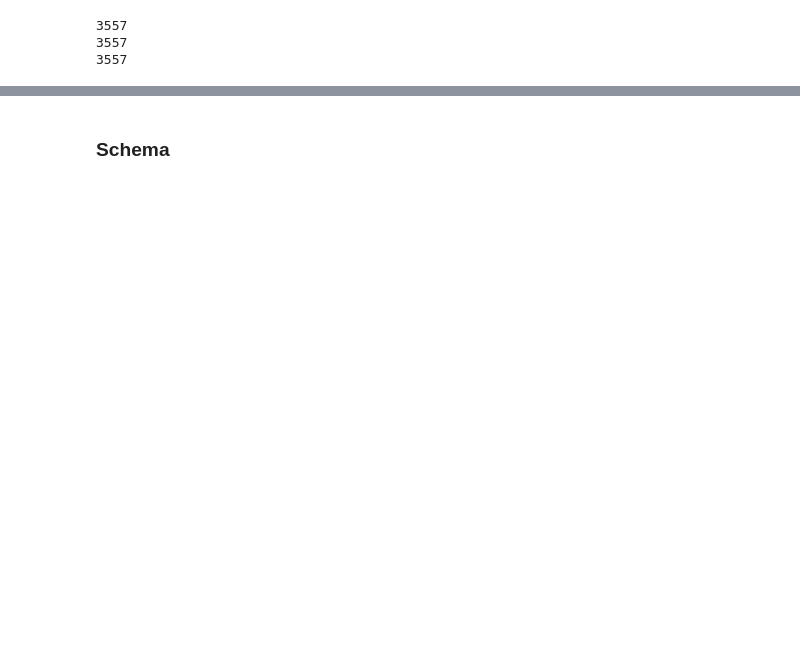
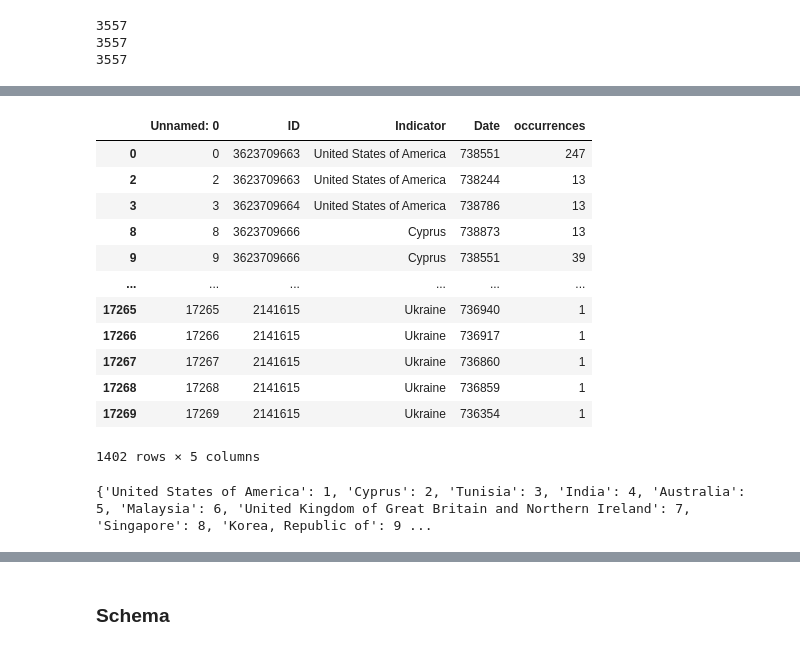
Before and after one commit to ZakSalmi/OCTIAP, a Jupyter notebook: batch/batch1.ipynb, the cells around one changed output, grey strips where cells are left out. Drawn from its saved outputs; the diff is of its cells as text; code cells hidden in the pictures; blank space fills up the shorter version.

```diff
--- a/batch/batch1.ipynb
+++ b/batch/batch1.ipynb
@@ -163,0 +190,54 @@ Next steps:
+# %%
+# A JSON dataset is pointed to by path.
+# The path can be either a single text file or a directory storing text files
+path = "/Users/joaopino/Desktop/OST/OCTIAP/data/mycsv.csv"
+
+dataframe_df = pd.read_csv(path)
+# %%
+import pandas as pd
+import datetime as dt
+
+# Assuming df is your DataFrame with 'date' and 'country' columns
+# If your 'date' column is not in datetime format, you might want to convert it first
+dataframe_df['Date'] = pd.to_datetime(dataframe_df['Date'])
+
+# Group by 'date' and 'country', and then count occurrences
+dataframe_df['occurrences'] = dataframe_df.groupby(['Date', 'Indicator'])['Indicator'].transform('count')
+
+# If you want to remove duplicates and keep only unique combinations of date and country
+dataframe_df.drop_duplicates(['Date', 'Indicator'], inplace=True)
+
+# Display the DataFrame
+
+dataframe_df['Date'] = pd.to_datetime(dataframe_df['Date'])
+dataframe_df['Date']=dataframe_df['Date'].map(dt.datetime.toordinal)
+
+dataframe_df
+#738551 247
+# %% [output]
+|  | Unnamed: 0 | ID | Indicator | Date | occurrences |
+| 0 | 0 | 3623709663 | United States of America | 738551 | 247 |
+| 2 | 2 | 3623709663 | United States of America | 738244 | 13 |
+| 3 | 3 | 3623709664 | United States of America | 738786 | 13 |
+| 8 | 8 | 3623709666 | Cyprus | 738873 | 13 |
+| 9 | 9 | 3623709666 | Cyprus | 738551 | 39 |
+| ... | ... | ... | ... | ... | ... |
+| 17265 | 17265 | 2141615 | Ukraine | 736940 | 1 |
+| 17266 | 17266 | 2141615 | Ukraine | 736917 | 1 |
+| 17267 | 17267 | 2141615 | Ukraine | 736860 | 1 |
+| 17268 | 17268 | 2141615 | Ukraine | 736859 | 1 |
+| 17269 | 17269 | 2141615 | Ukraine | 736354 | 1 |
+1402 rows × 5 columns
+# %%
+def create_mapping_dict(dataframe, column):
+    mapping_dict = {}
+
+    unique_values = dataframe[column].unique()
+    mapping_dict.update({value: index + 1 for index, value in enumerate(unique_values)})
+
+    return mapping_dict
+
+dictt = create_mapping_dict(dataframe_df,"Indicator")
+print(dictt)
+# %% [output]
+{'United States of America': 1, 'Cyprus': 2, 'Tunisia': 3, 'India': 4, 'Australia': 5, 'Malaysia': 6, 'United Kingdom of Great Britain and Northern Ireland': 7, 'Singapore': 8, 'Korea, Republic of': 9 ...
```
Also changed, not shown: parts of 17 cells of this notebook, 1 other file.
